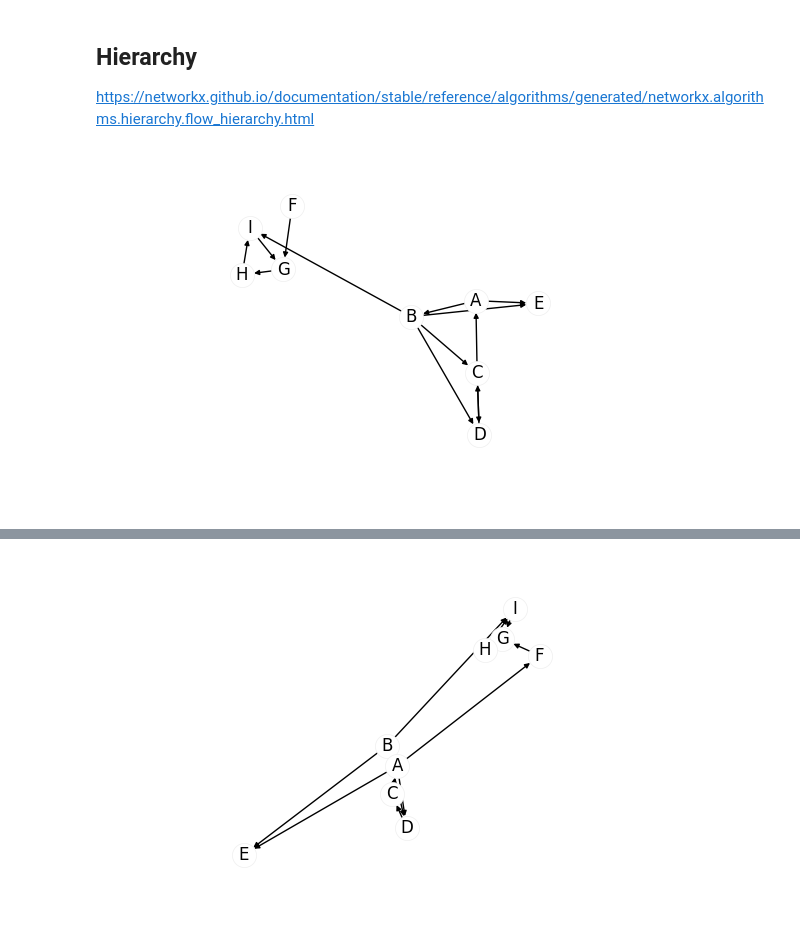
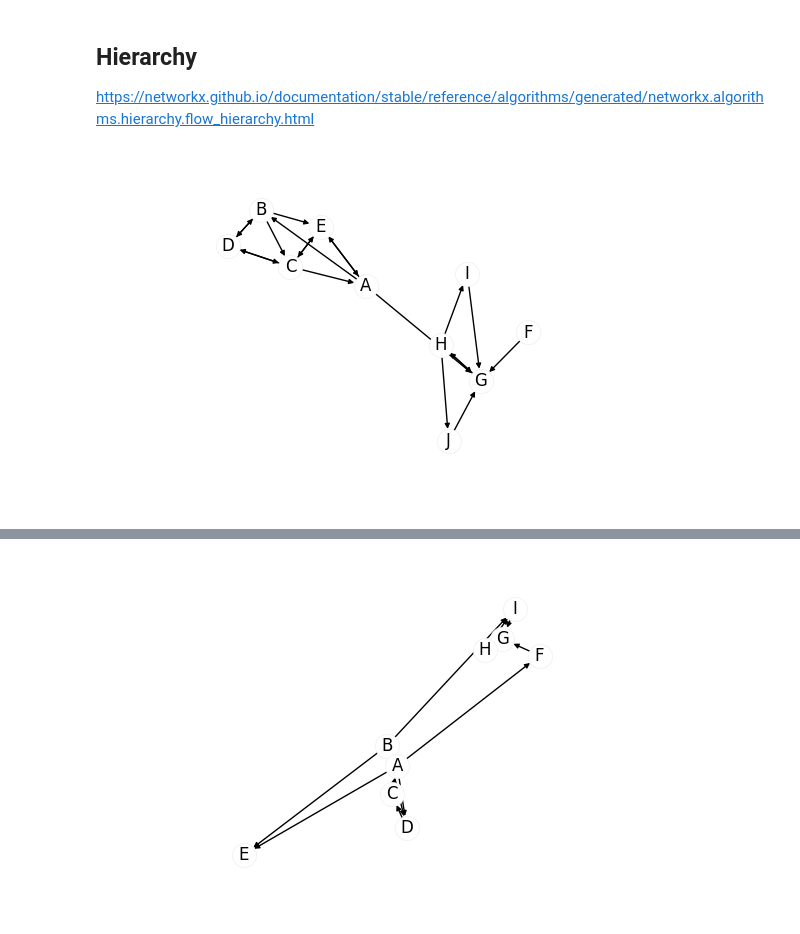
Before and after one commit to felix11h/network-measures-lecture_spp-workshop-18, a Jupyter notebook: network_analysis.ipynb, the cells around one changed output, grey strips where cells are left out. Drawn from its saved outputs; the diff is of its cells as text; code cells hidden in the pictures.

```diff
--- a/network_analysis.ipynb
+++ b/network_analysis.ipynb
@@ -490,14 +490,15 @@ def simple_graph1():
     G = nx.DiGraph()
 
     G.add_edges_from(
-        [('A', 'B'), ('B', 'C'), ('C', 'D'), ('B', 'D'), ('D', 'C'),
+        [('A', 'B'), ('B', 'C'), ('C', 'A'), ('C', 'E'), ('C', 'D'), ('B', 'D'), ('D', 'C'),
          ('C', 'A'), ('B', 'E'), ('A', 'E'),('F','G'), ('G','H'), ('H','I'), ('I','G'),
-         ('B','I')])
+         ('A','G'), ('D', 'B'),
+         ('H','J'), ('J','G'), ('H','G'),  ('E','C'), ('E','A')])
 
     pl.axis('off')
     nx.draw_networkx(G, node_color = 'white', edge_color='black')
 
-    return G
+    return nx2gt(G)
 
 def simple_graph2():
 
@@ -514,5 +515,6 @@ def simple_graph2():
     return G
 # %%
 g = simple_graph1()
+state = gt.minimize_blockmodel_dl(g)
 # %% [output]
-[figure, old version]
+[figure, new version]
```
Also changed, not shown: parts of 16 cells of this notebook, 1 other file.
